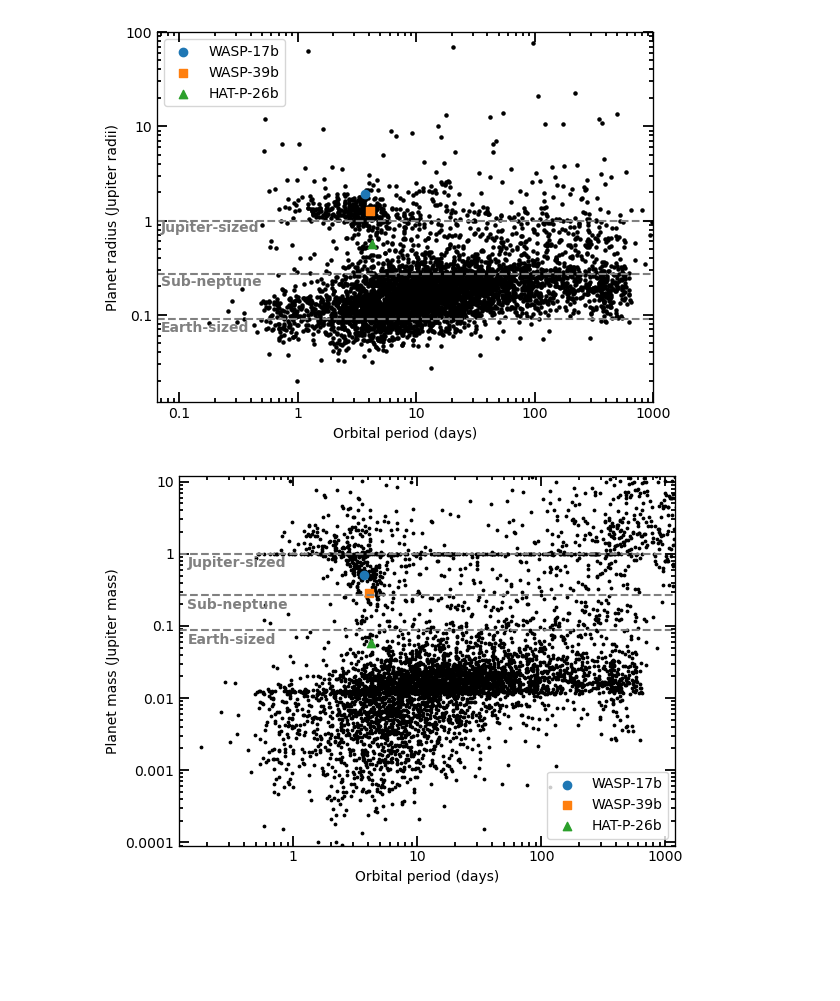
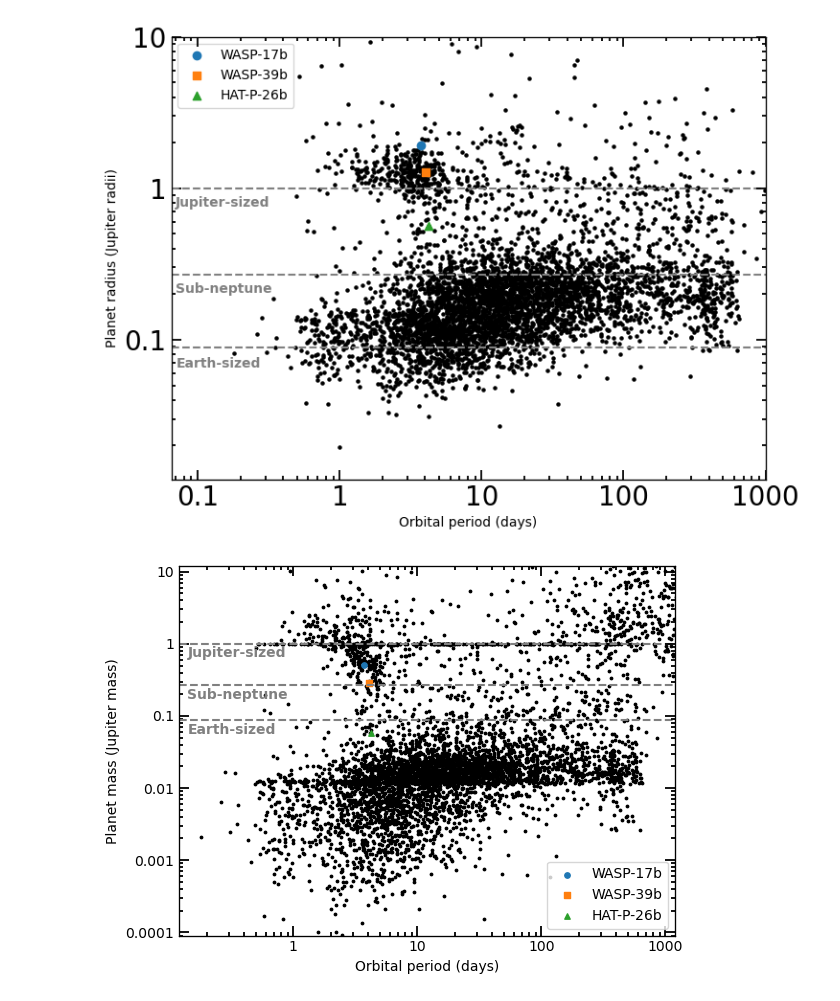
Before and after one commit to hrwakeford/MSci2022_TESS, a Jupyter notebook: diagram/diagram.ipynb, the cells around one changed output. Cells and saved outputs as stored; diff of their text form; code cells hidden in the pictures; blank space fills up the shorter version.

```diff
--- a/diagram/diagram.ipynb
+++ b/diagram/diagram.ipynb
@@ -14,7 +14,7 @@ radius = df["R"]
 xlog = np.log(period)
 ylog = np.log(radius)
 # %%
-fig, ax = plt.subplots()
+fig, ax = plt.subplots(figsize=(8, 6))
 ax.set_xscale('log', base=10)
 ax.set_yscale('log', base=10)
 
@@ -46,35 +46,38 @@ ax.set_xlabel("Orbital period (days)")
 ax.set_ylabel("Planet radius (Jupiter radii)")
 
 ax1.set_xscale('log',base=10)
 ax1.set_yscale('log',base=10)
 
 ax.set_xlim(0.065, 1000)
-ax.set_ylim(0.012, 100)
+ax.set_ylim(0.012, 10)
 
 
 ax1.set_ylim(ax.get_ylim())
 ax3.set_xlim(ax.get_xlim())
 
 
 ax1.set_yticklabels([])
 ax3.set_xticklabels([])
 
 ax.tick_params(which='both', direction = 'in', width=1.3, length=7)
 ax1.tick_params(which='both', direction = 'in', width=1.3, length=7)
 ax3.tick_params(which='both', direction = 'in', width=1.3, length=7)
 
 ax.tick_params(which='minor', length=2.8)
 ax1.tick_params(which='minor', length=2.8)
 ax3.tick_params(which='minor', length=2.8)
 
+ax.xaxis.set_tick_params(labelsize=20)
+ax.yaxis.set_tick_params(labelsize=20)
+
 ax.xaxis.set_major_formatter(ticker.FuncFormatter(lambda y,pos: ('{{:.{:1d}f}}'.format(int(np.maximum(-np.log10(y),0)))).format(y)))
 ax.yaxis.set_major_formatter(ticker.FuncFormatter(lambda y,pos: ('{{:.{:1d}f}}'.format(int(np.maximum(-np.log10(y),0)))).format(y)))
 
 ax.legend()
 
 plt.show()
 # %% [output]
-[figure, old version]
+[figure, new version]
 # %%
 fig, ax = plt.subplots()
 ax.set_xscale('log', base=10)
```
Also changed, not shown: parts of 1 cell of this notebook, 3 other files.
